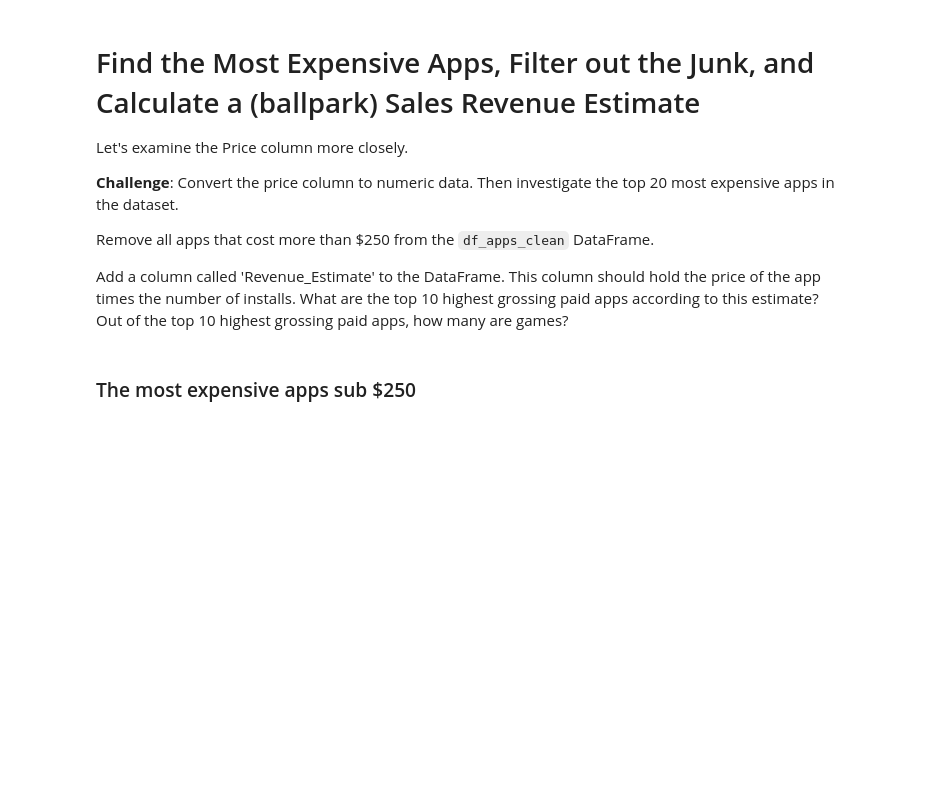
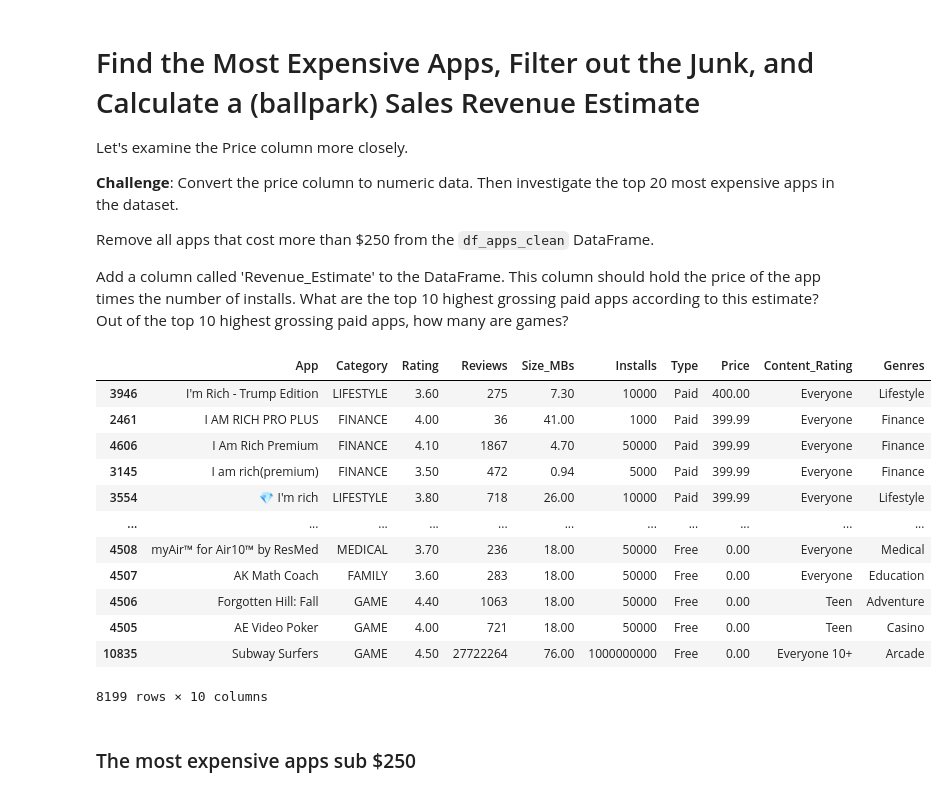
Before and after one commit to staixo/Python100day, a Jupyter notebook: Advanced/Datascience/AndroidAppStore/Google Play Store App Analytics.ipynb, the cells around one changed output. Drawn from its saved outputs; the diff is of its cells as text; code cells hidden in the pictures; blank space fills up the shorter version.

```diff
--- a/Advanced/Datascience/AndroidAppStore/Google Play Store App Analytics.ipynb
+++ b/Advanced/Datascience/AndroidAppStore/Google Play Store App Analytics.ipynb
@@ -80,6 +83,8 @@ dtype: int64
 ### Drop Unused Columns
 
 **Challenge**: Remove the columns called `Last_Updated` and `Android_Version` from the DataFrame. We will not use these columns.
+# %%
+df_apps.drop(['Last_Updated','Android_Ver'], axis=1, inplace=True)
 # %% [markdown]
 ### Find and Remove NaN values in Ratings
 
@@ -86,0 +96,3 @@ dtype: int64
+# %%
+df = df_apps.dropna(subset=['Rating'])
+print(df)
@@ -88,3 +118,8 @@ dtype: int64
 ### Find and Remove Duplicates
 
 **Challenge**: Are there any duplicates in data? Check for duplicates using the [.duplicated()](https://pandas.pydata.org/pandas-docs/stable/reference/api/pandas.DataFrame.duplicated.html) function. How many entries can you find for the "Instagram" app? Use [.drop_duplicates()](https://pandas.pydata.org/pandas-docs/stable/reference/api/pandas.DataFrame.drop_duplicates.html) to remove any duplicates from `df_apps_clean`.
+# %%
+print(df.duplicated().sum())
+print(df[df["App"] == "Instagram"])
+df = df.drop_duplicates(subset=["App","Type","Price"])
+print(df[df["App"] == "Instagram"])
@@ -114,0 +306,3 @@ Convert the number of installations (the Installs column) to a numeric data type
+# %%
+df.Installs = df.Installs.str.replace(",","")
+df.Installs = pd.to_numeric(df.Installs)
@@ -122,5 +337,23 @@ Let's examine the Price column more closely.
 Remove all apps that cost more than $250 from the `df_apps_clean` DataFrame.
 
 Add a column called 'Revenue_Estimate' to the DataFrame. This column should hold the price of the app times the number of installs. What are the top 10 highest grossing paid apps according to this estimate? Out of the top 10 highest grossing paid apps, how many are games?
+# %%
+df.Price = df.Price.str.replace('$','')
+df.Price = pd.to_numeric(df.Price)
+df.sort_values('Price',ascending=False)
+# %% [output]
+|  | App | Category | Rating | Reviews | Size_MBs | Installs | Type | Price | Content_Rating | Genres |
+| 3946 | I'm Rich - Trump Edition | LIFESTYLE | 3.60 | 275 | 7.30 | 10000 | Paid | 400.00 | Everyone | Lifestyle |
+| 2461 | I AM RICH PRO PLUS | FINANCE | 4.00 | 36 | 41.00 | 1000 | Paid | 399.99 | Everyone | Finance |
+| 4606 | I Am Rich Premium | FINANCE | 4.10 | 1867 | 4.70 | 50000 | Paid | 399.99 | Everyone | Finance |
+| 3145 | I am rich(premium) | FINANCE | 3.50 | 472 | 0.94 | 5000 | Paid | 399.99 | Everyone | Finance |
+| 3554 | 💎 I'm rich | LIFESTYLE | 3.80 | 718 | 26.00 | 10000 | Paid | 399.99 | Everyone | Lifestyle |
+| ... | ... | ... | ... | ... | ... | ... | ... | ... | ... | ... |
+| 4508 | myAir™ for Air10™ by ResMed | MEDICAL | 3.70 | 236 | 18.00 | 50000 | Free | 0.00 | Everyone | Medical |
+| 4507 | AK Math Coach | FAMILY | 3.60 | 283 | 18.00 | 50000 | Free | 0.00 | Everyone | Education |
+| 4506 | Forgotten Hill: Fall | GAME | 4.40 | 1063 | 18.00 | 50000 | Free | 0.00 | Teen | Adventure |
+| 4505 | AE Video Poker | GAME | 4.00 | 721 | 18.00 | 50000 | Free | 0.00 | Teen | Casino |
+| 10835 | Subway Surfers | GAME | 4.50 | 27722264 | 76.00 | 1000000000 | Free | 0.00 | Everyone 10+ | Arcade |
+8199 rows × 10 columns
 # %% [markdown]
 ### The most expensive apps sub $250
```
Also changed, not shown: parts of 24 cells of this notebook.
